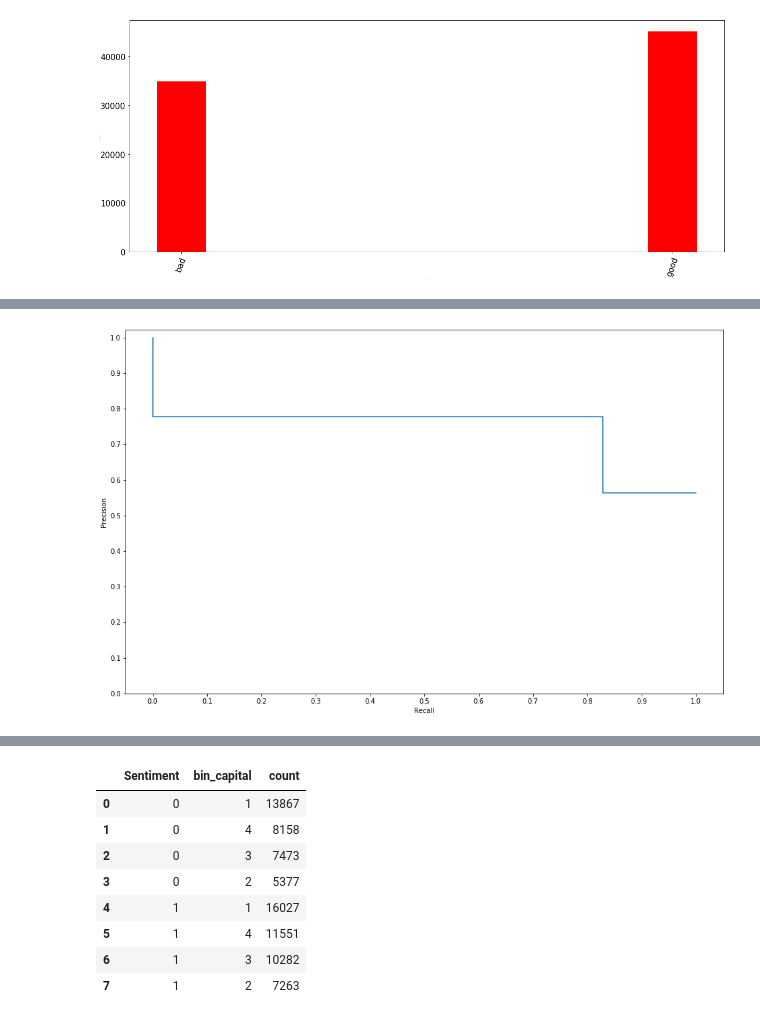
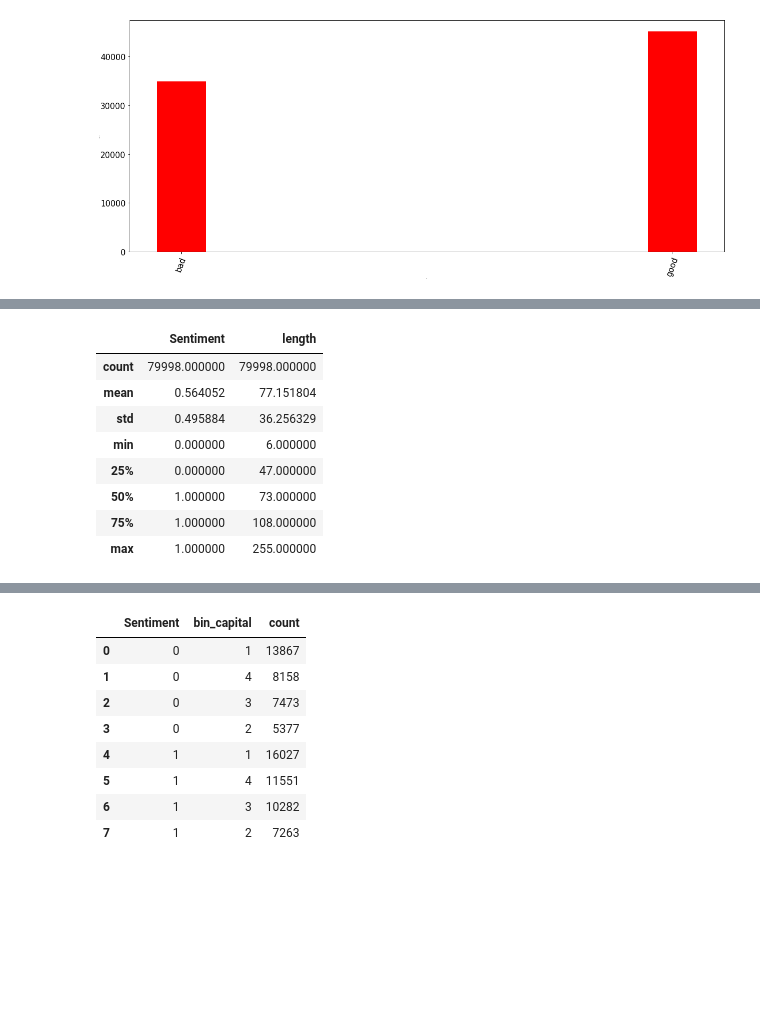
Before and after one commit to saarzeev/PPLAss3, a Jupyter notebook: Untitled.ipynb, the cells around one changed output, grey strips where cells are left out. Cells and saved outputs as stored; diff of their text form; code cells hidden in the pictures; blank space fills up the shorter version.

```diff
--- a/Untitled.ipynb
+++ b/Untitled.ipynb
@@ -488,18 +347,15 @@ predictions = cross_val_predict(pipeline, X, y, cv=2)
-# %%
-
-from sklearn.metrics import average_precision_score
-precision, recall, thresholds = precision_recall_curve(y, predictions)
-
-plt.figure(figsize=(16,10))
-plt.step(recall, precision, where='post')
-plt.xticks(np.arange(0.0, 1.05, 0.1))
-plt.yticks(np.arange(0.0, 1.05, 0.1))
-plt.xlabel('Recall')
-plt.ylabel('Precision')
-
-plt.show()
-# %% [output]
-[figure, removed]
 # %%
 df_modified = df.copy()
-df_modified['SentimentText'] = pd.Series(data=[tweet_cleaner(x) for x in df['SentimentText'].values]))
+df_modified['SentimentText'] = pd.Series(data=[tweet_cleaner(x) for x in df['SentimentText'].values])
+df_modified['length'] = df_modified['SentimentText'].str.len()
+df_modified.describe()
+# %% [output]
+|  | Sentiment | length |
+| count | 79998.000000 | 79998.000000 |
+| mean | 0.564052 | 77.151804 |
+| std | 0.495884 | 36.256329 |
+| min | 0.000000 | 6.000000 |
+| 25% | 0.000000 | 47.000000 |
+| 50% | 1.000000 | 73.000000 |
+| 75% | 1.000000 | 108.000000 |
+| max | 1.000000 | 255.000000 |
```
Also changed, not shown: parts of 13 cells of this notebook, 2 other files.
